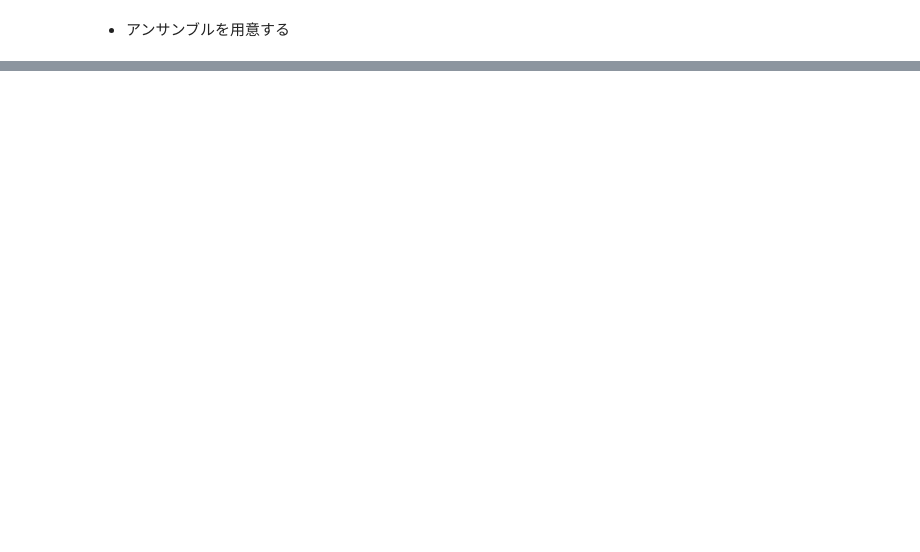
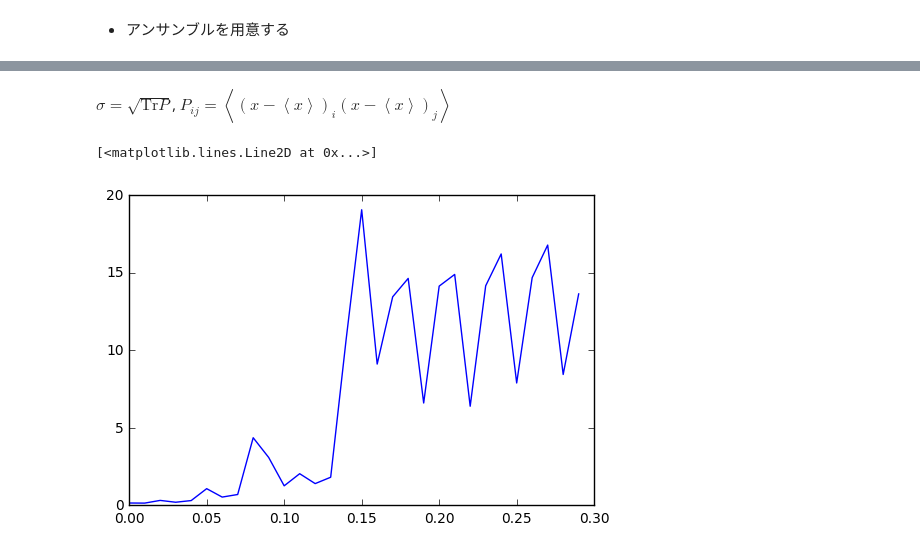
Before and after one commit to termoshtt/data_assimilation.py, a Jupyter notebook: demo.ipynb, the cells around one changed output, grey strips where cells are left out. Cells and saved outputs as stored; diff of their text form; code cells hidden in the pictures; blank space fills up the shorter version.

```diff
--- a/demo.ipynb
+++ b/demo.ipynb
@@ -56,0 +56,15 @@ plt.legend(loc=4)
+# %% [markdown]
+$ \sigma = \sqrt{\text{Tr} P}$, $P_{ij} = \left< (x-\left<x\right>)_i (x-\left<x\right>)_j  \right>$
+# %%
+def sigma(xs):
+    return np.sqrt(np.cov(xs.T).trace())
+# %%
+spreads = []
+xs = DA.ensemble.replica(x0, K=100, noise=0.1)
+for t in range(30):
+    xs = F(xs)
+    spreads.append(sigma(xs))
+plt.plot(np.arange(0, 30*dt, dt), spreads)
+# %% [output]
+[<matplotlib.lines.Line2D at 0x...>]
+[figure, added]
```
Also changed, not shown: parts of 12 cells of this notebook.
